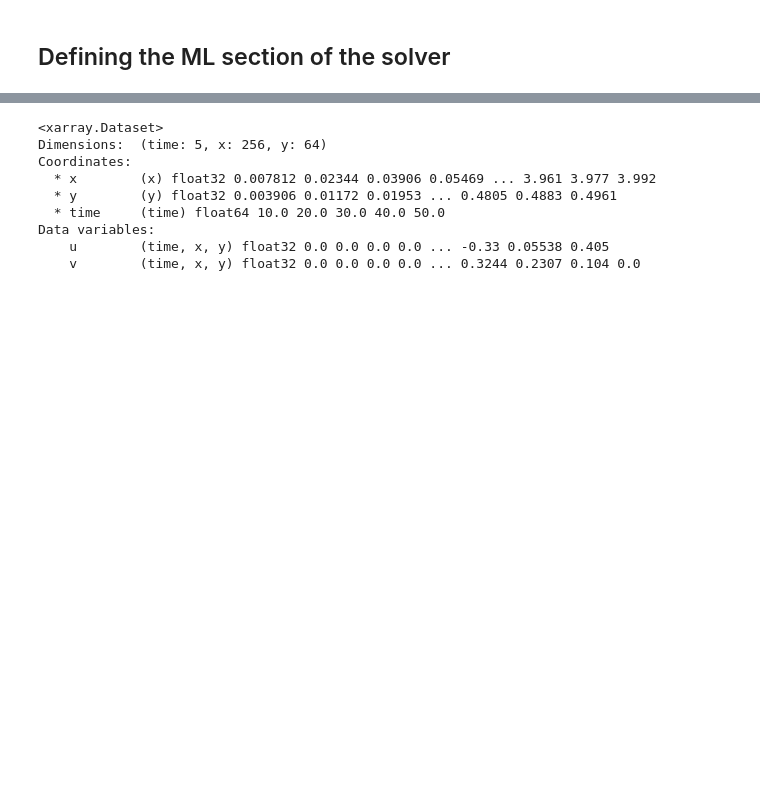
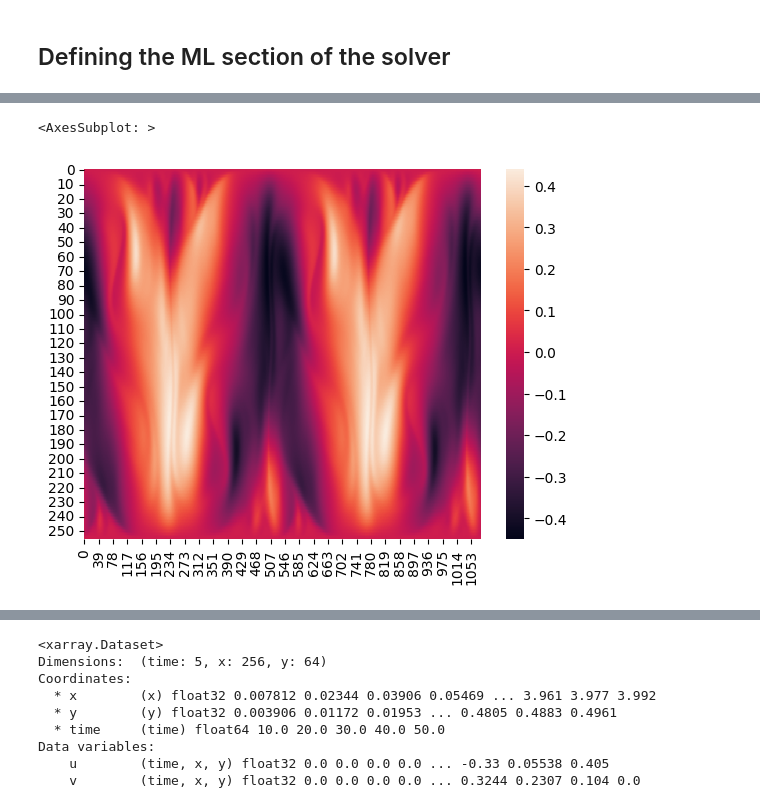
Before and after one commit to diegodelc/jax-cfd, a Jupyter notebook: notebooks/hybrid_model/HYBMOD2.ipynb, the cells around one changed output, grey strips where cells are left out. Drawn from its saved outputs; the diff is of its cells as text; code cells hidden in the pictures; blank space fills up the shorter version.

```diff
--- a/notebooks/hybrid_model/HYBMOD2.ipynb
+++ b/notebooks/hybrid_model/HYBMOD2.ipynb
@@ -329,3 +330,8 @@ seaborn.heatmap(ds.u.isel(time=-1).T)
+# %%
+seaborn.heatmap(ds.v.isel(time=-1).T)
+# %% [output]
+<AxesSubplot: >
+[figure, added]
 # %%
 seaborn.heatmap(ds.u.isel(time=-1).T)
 # %% [output]
```
Also changed, not shown: parts of 11 cells of this notebook, 3 other files.
